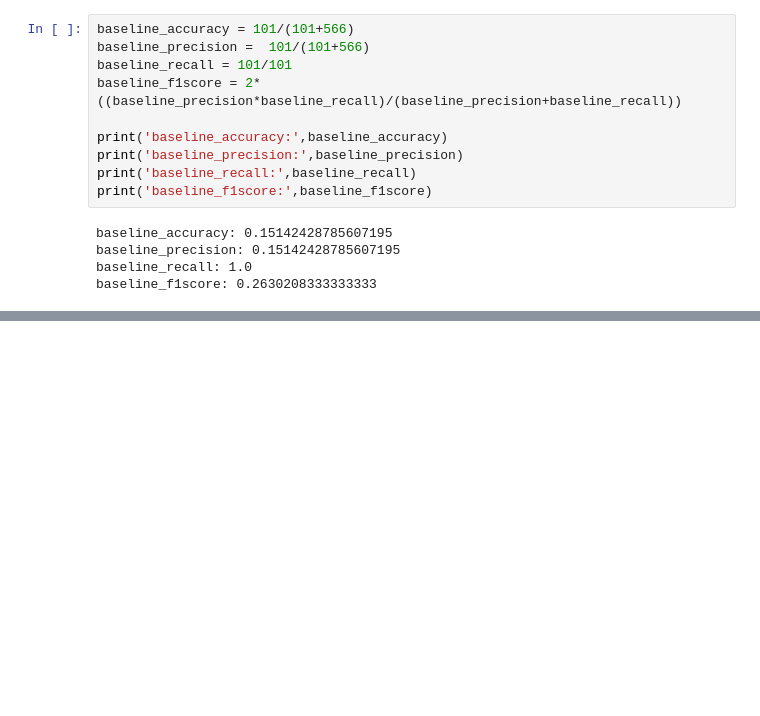
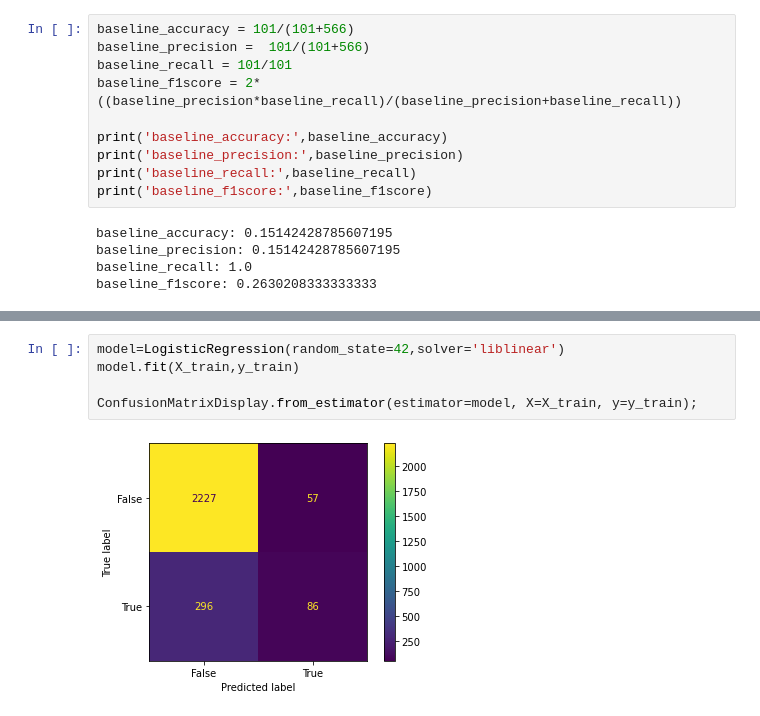
Before and after one commit to EdwinMbuthia/Phase-3-Project, a Jupyter notebook: index.ipynb, the cells around one changed output, grey strips where cells are left out. Drawn from its saved outputs; the diff is of its cells as text; blank space fills up the shorter version.

Commit message:
Instantiated & fitted a Logistic Regression Model

```diff
--- a/index.ipynb
+++ b/index.ipynb
@@ -561,0 +566,7 @@ baseline_f1score: 0.2630208333333333
+# %%
+model=LogisticRegression(random_state=42,solver='liblinear')
+model.fit(X_train,y_train)
+
+ConfusionMatrixDisplay.from_estimator(estimator=model, X=X_train, y=y_train);
+# %% [output]
+[figure, added]
```
Also changed, not shown: parts of 3 cells of this notebook.
